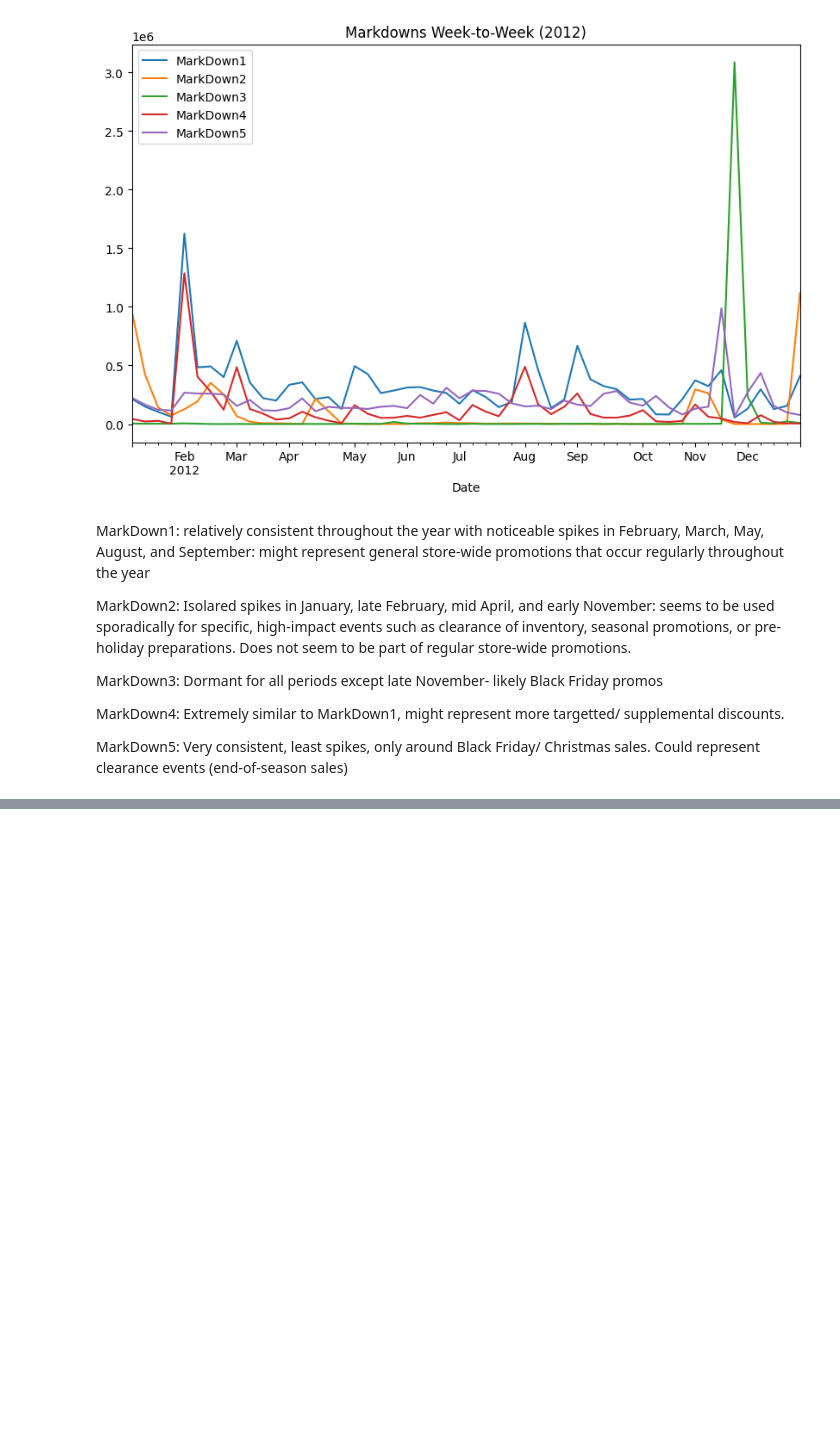
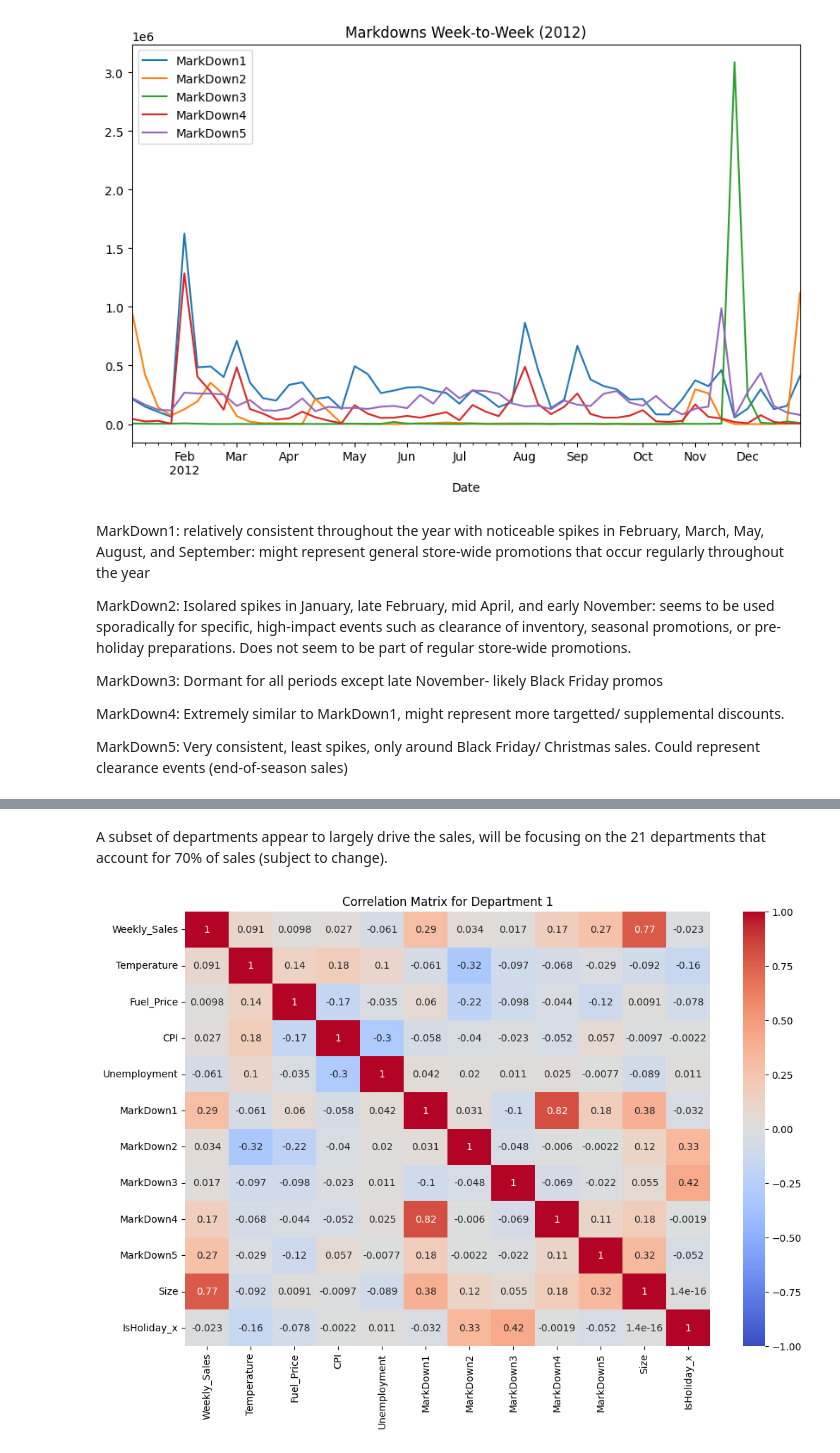
Before and after one commit to dimakazlouski/Walmart-Sales-Forecasting, a Jupyter notebook: Notebooks/01_Data_Exploration.ipynb, the cells around one changed output, grey strips where cells are left out. Cells and saved outputs as stored; diff of their text form; code cells hidden in the pictures; blank space fills up the shorter version.

```diff
--- a/Notebooks/01_Data_Exploration.ipynb
+++ b/Notebooks/01_Data_Exploration.ipynb
@@ -308 +314,23 @@ No clear linear relantion ship between sales and temperature
+# %% [markdown]
+A subset of departments appear to largely drive the sales, will be focusing on the 21 departments that account for 70% of sales (subject to change).
+# %%
+# Filtering data for a specific department
+specific_dept = train_df[train_df['Dept'] == 95]
+
+# Merge with features and stores data to bring in relevant features
+specific_dept = pd.merge(specific_dept, features_df, on=['Store', 'Date'], how='left')
+specific_dept = pd.merge(specific_dept, stores_df, on='Store', how='left')
+
+# Recalculate correlation matrix for this department
+dept_corr_matrix = specific_dept[['Weekly_Sales', 'Temperature', 'Fuel_Price', 'CPI', 'Unemployment',
+                                  'MarkDown1', 'MarkDown2', 'MarkDown3', 'MarkDown4', 'MarkDown5',
+                                  'Size', 'IsHoliday_x']].corr()
+
+# Plot the correlation matrix for this department
+plt.figure(figsize=(12,8))
+sns.heatmap(dept_corr_matrix, annot=True, cmap='coolwarm', vmin=-1, vmax=1)
+plt.title('Correlation Matrix for Department 1')
+plt.show()
+# %% [output]
+[figure, added]
 # %%
```
Also changed, not shown: parts of 11 cells of this notebook.
